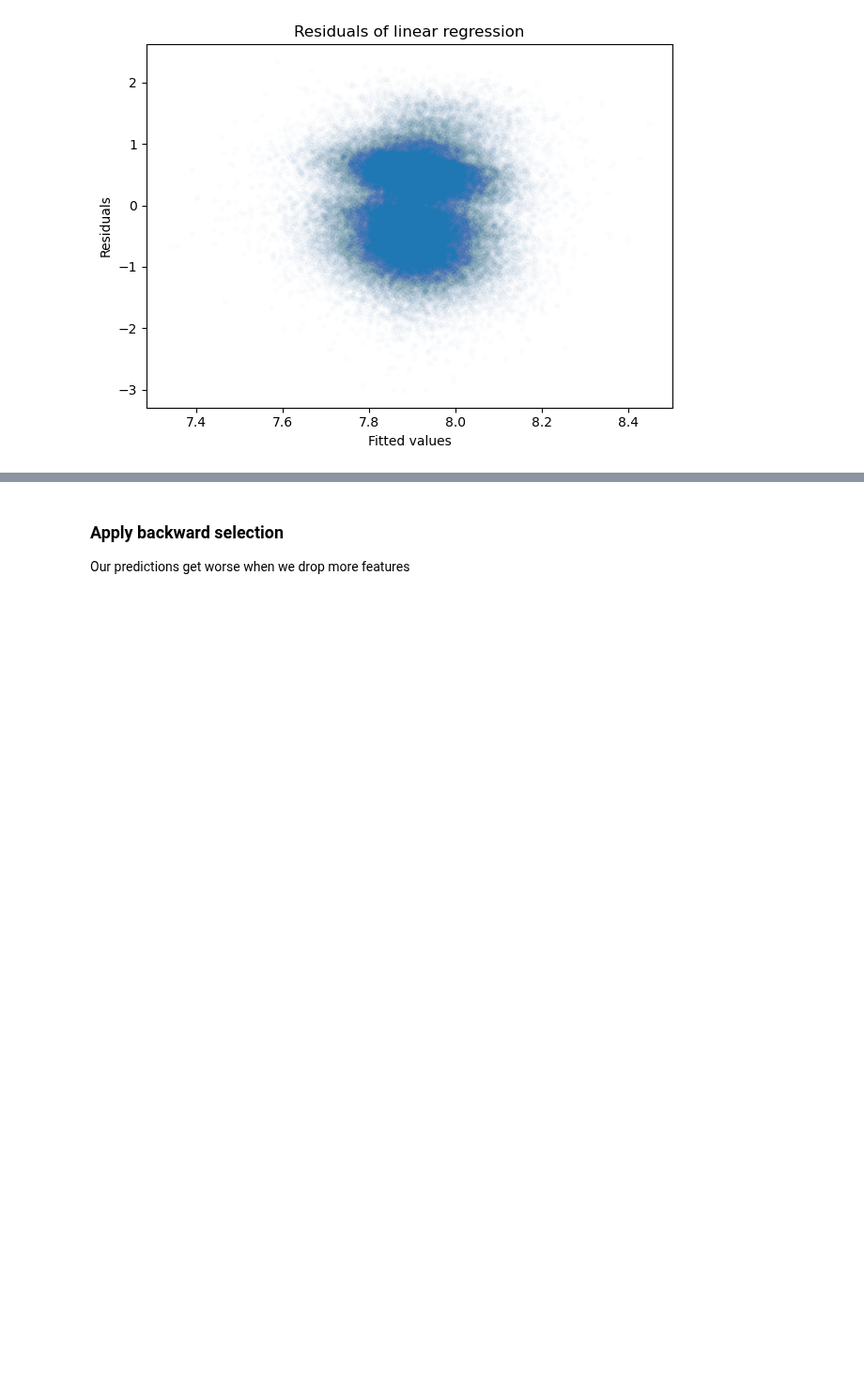
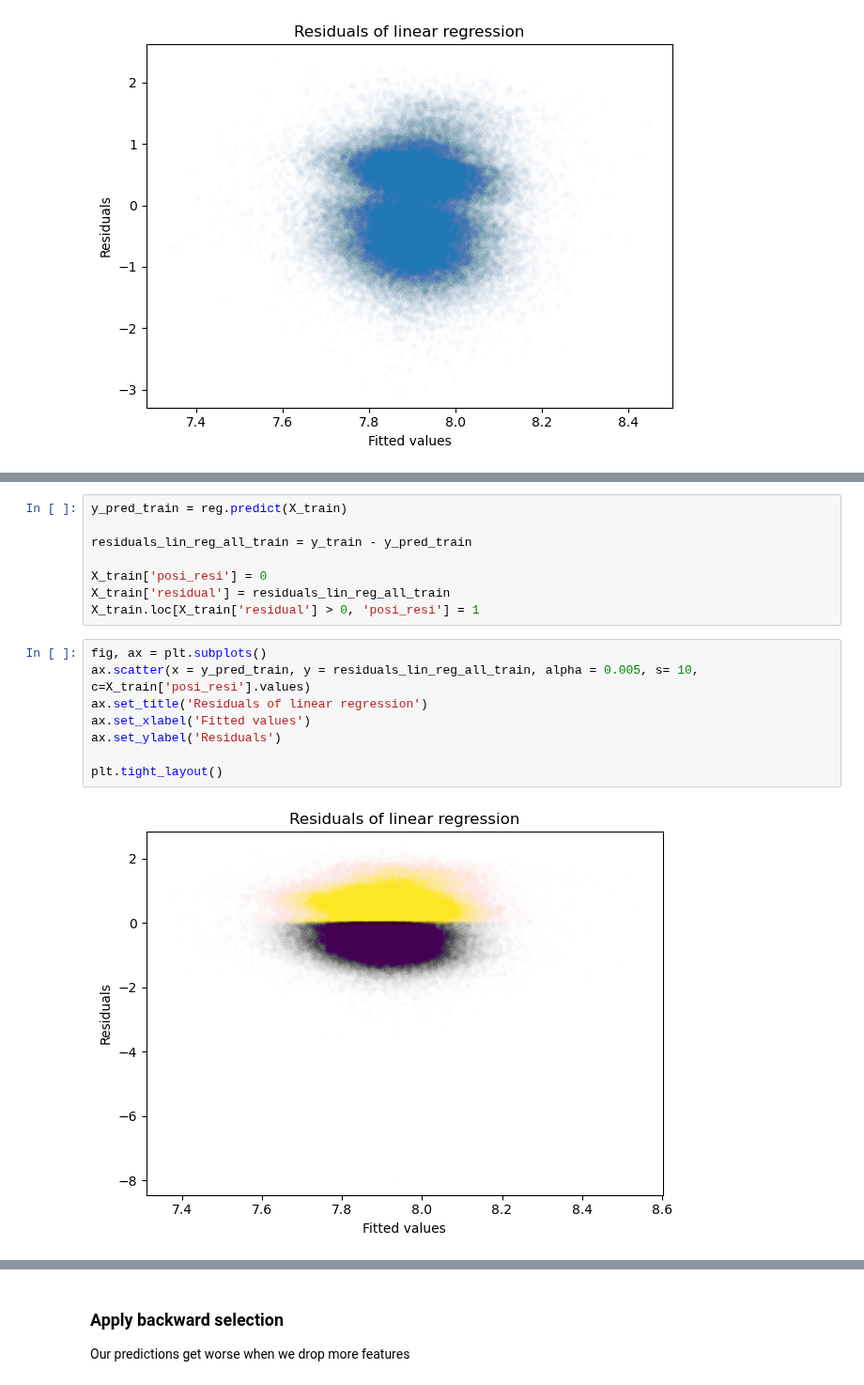
Before and after one commit to luukvanroessel/ML, a Jupyter notebook: practice/playground_series/jan_2021/analysis.ipynb, the cells around one changed output, grey strips where cells are left out. Shown at 94% size. Saved outputs shown, nothing was run; the diff lists cells and outputs as text; blank space fills up the shorter version.

```diff
--- a/practice/playground_series/jan_2021/analysis.ipynb
+++ b/practice/playground_series/jan_2021/analysis.ipynb
@@ -130,0 +145,18 @@ plt.tight_layout()
+# %%
+y_pred_train = reg.predict(X_train)
+
+residuals_lin_reg_all_train = y_train - y_pred_train
+
+X_train['posi_resi'] = 0
+X_train['residual'] = residuals_lin_reg_all_train
+X_train.loc[X_train['residual'] > 0, 'posi_resi'] = 1
+# %%
+fig, ax = plt.subplots()
+ax.scatter(x = y_pred_train, y = residuals_lin_reg_all_train, alpha = 0.005, s= 10, c=X_train['posi_resi'].values)
+ax.set_title('Residuals of linear regression')
+ax.set_xlabel('Fitted values')
+ax.set_ylabel('Residuals')
+
+plt.tight_layout()
+# %% [output]
+[figure, added]
```
Also changed, not shown: parts of 8 cells of this notebook.
